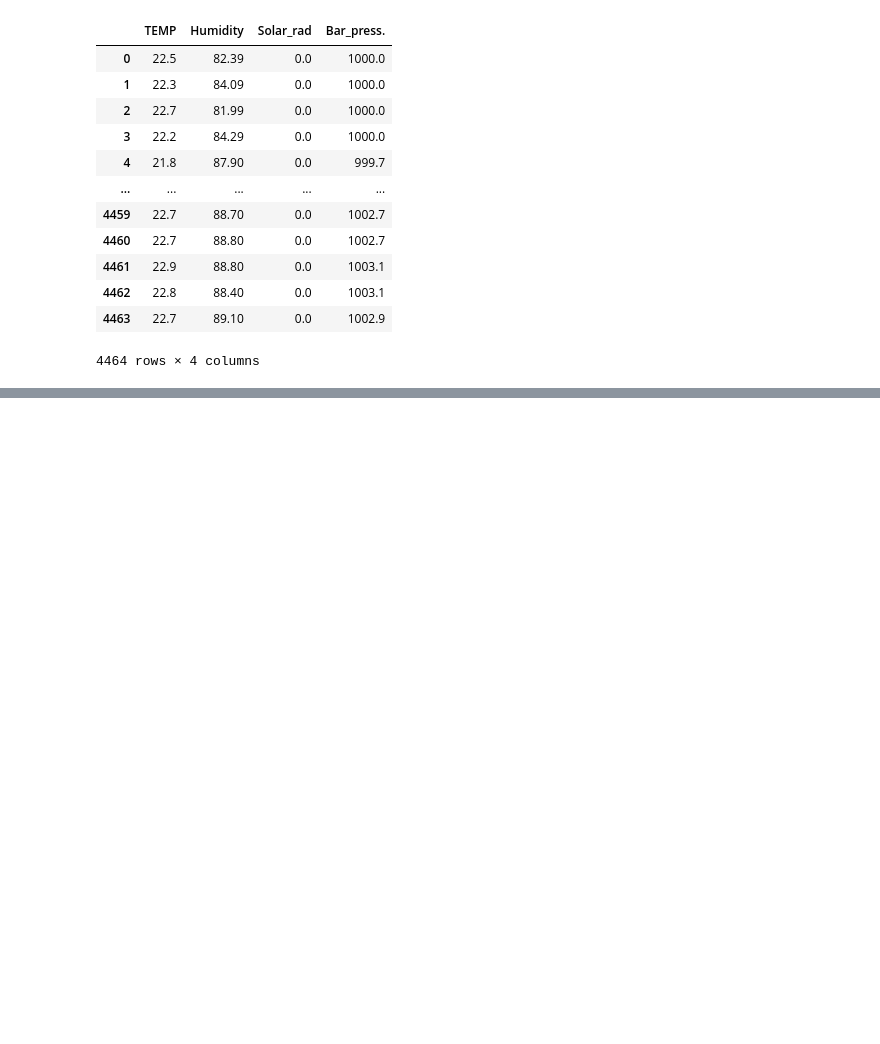
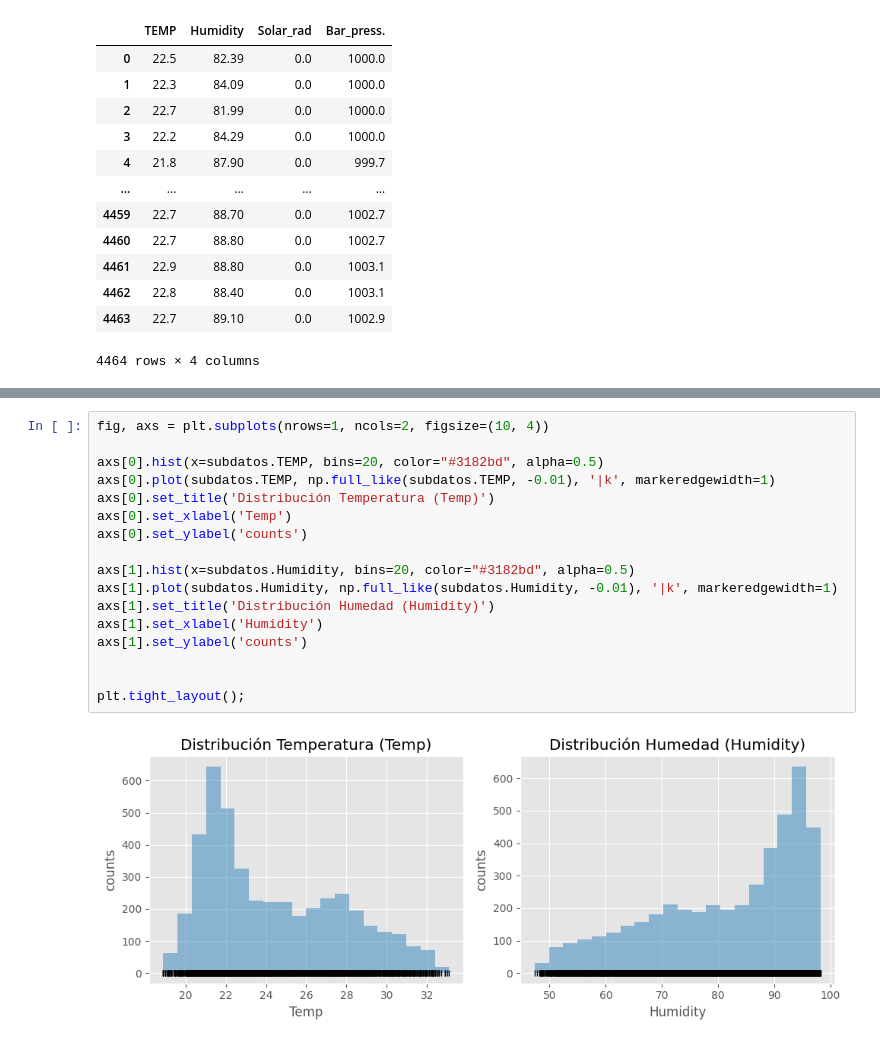
Before and after one commit to RDLL/curso_mineria_de_datos, a Jupyter notebook: Tarea3.ipynb, the cells around one changed output, grey strips where cells are left out. Saved outputs shown, nothing was run; the diff lists cells and outputs as text; blank space fills up the shorter version.

```diff
--- a/Tarea3.ipynb
+++ b/Tarea3.ipynb
@@ -68,0 +97,19 @@ fig = sm.qqplot([subdatos.TEMP,subdatos.Humidity])
+# %%
+fig, axs = plt.subplots(nrows=1, ncols=2, figsize=(10, 4))
+
+axs[0].hist(x=subdatos.TEMP, bins=20, color="#3182bd", alpha=0.5)
+axs[0].plot(subdatos.TEMP, np.full_like(subdatos.TEMP, -0.01), '|k', markeredgewidth=1)
+axs[0].set_title('Distribución Temperatura (Temp)')
+axs[0].set_xlabel('Temp')
+axs[0].set_ylabel('counts')
+
+axs[1].hist(x=subdatos.Humidity, bins=20, color="#3182bd", alpha=0.5)
+axs[1].plot(subdatos.Humidity, np.full_like(subdatos.Humidity, -0.01), '|k', markeredgewidth=1)
+axs[1].set_title('Distribución Humedad (Humidity)')
+axs[1].set_xlabel('Humidity')
+axs[1].set_ylabel('counts')
+
+
+plt.tight_layout();
+# %% [output]
+[figure, added]
```
Also changed, not shown: parts of 14 cells of this notebook.
